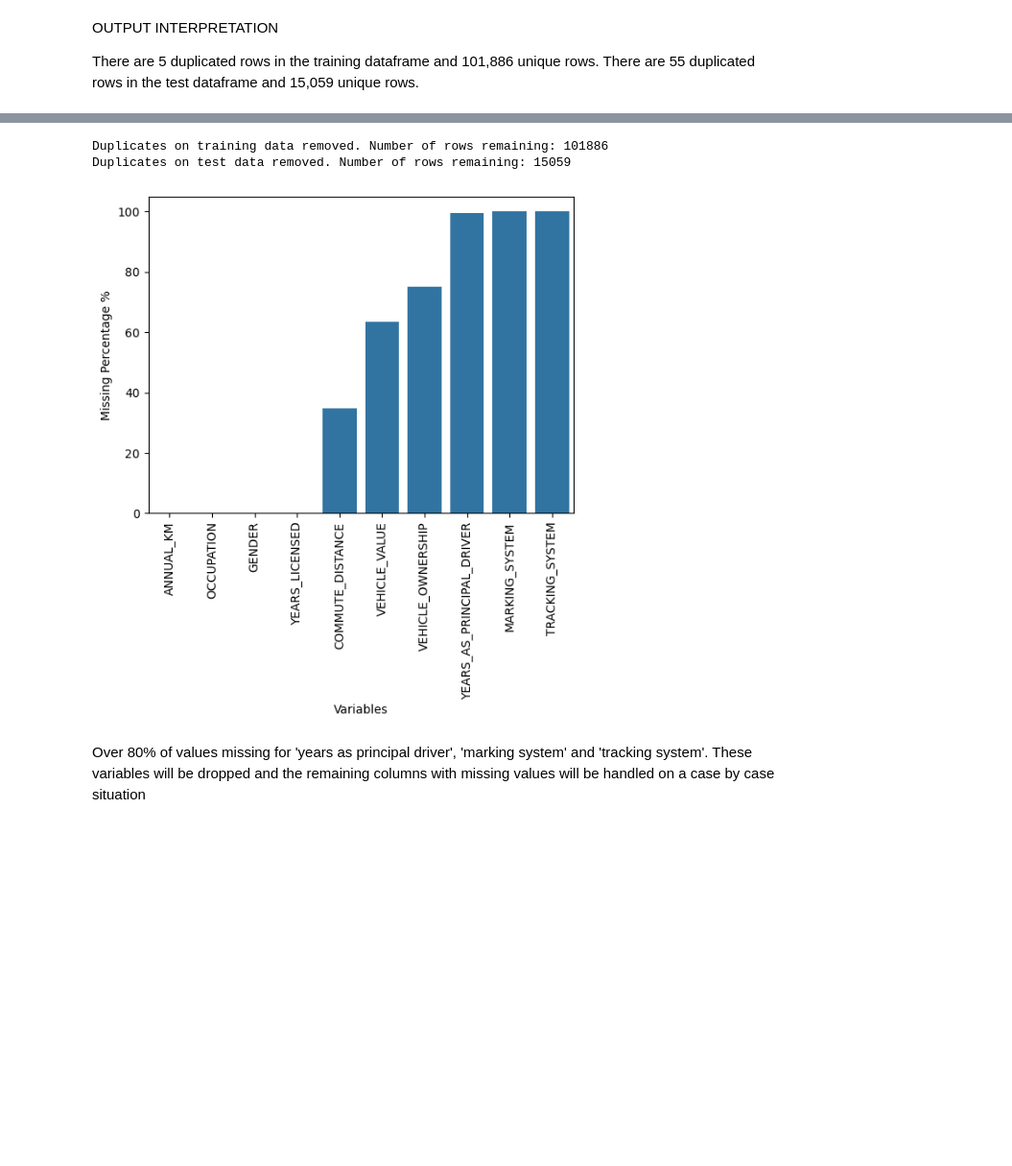
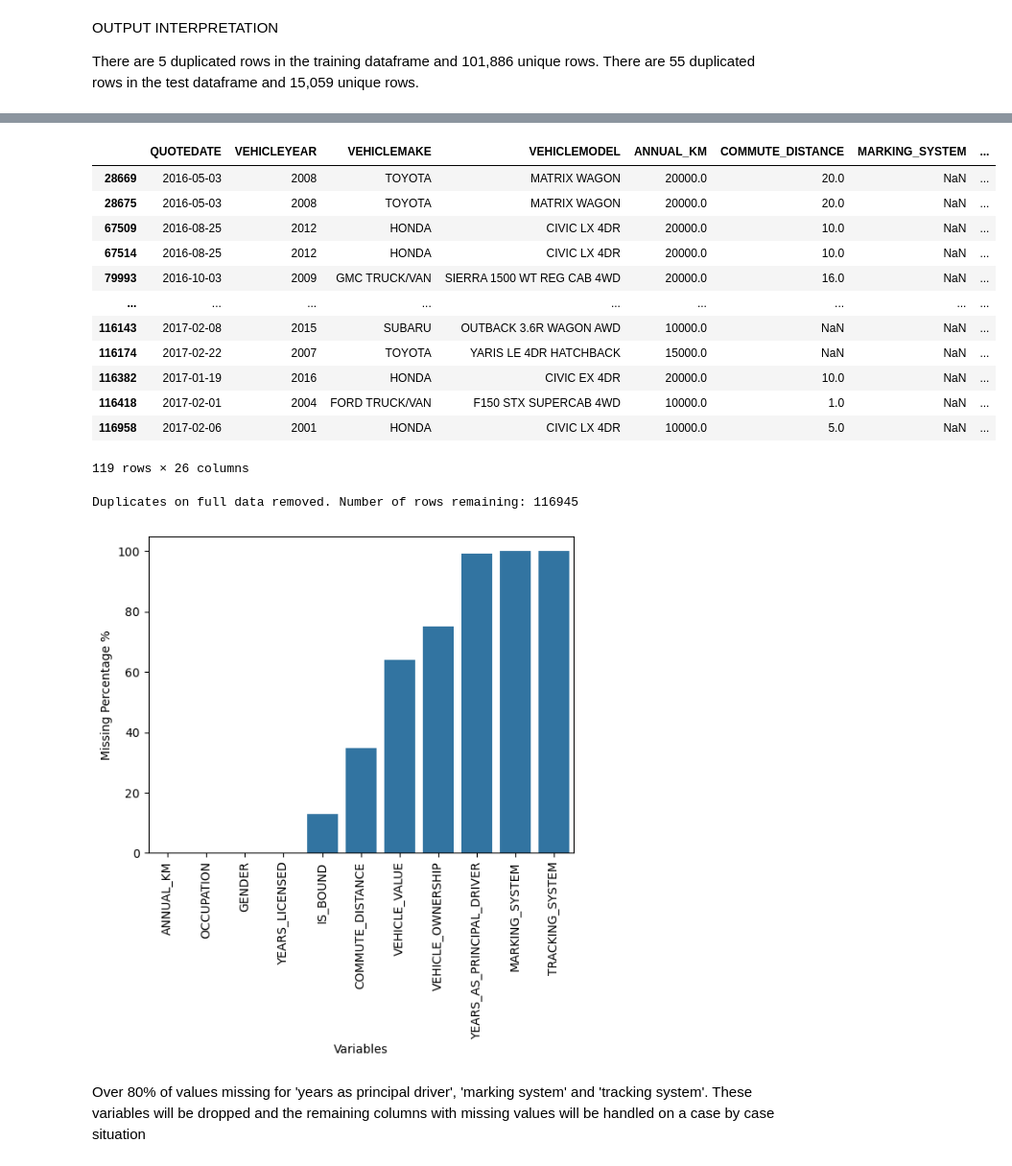
Before and after one commit to stephanieajah/6100-Project-Two, a Jupyter notebook: Insurance_Purchase_Prediction_Model.ipynb, the cells around one changed output, grey strips where cells are left out. Shown: that part at 96% size. Saved outputs shown, nothing was run; the diff lists cells and outputs as text; code cells hidden in the pictures; blank space fills up the shorter version.

```diff
--- a/Insurance_Purchase_Prediction_Model.ipynb
+++ b/Insurance_Purchase_Prediction_Model.ipynb
@@ -144,16 +112,28 @@ duplicated_train_rows
+# %%
+full_duplicates_rows = full_df[full_df.duplicated(keep=False)]
+
+full_duplicates_rows
+# %% [output]
+|  | QUOTEDATE | VEHICLEYEAR | VEHICLEMAKE | VEHICLEMODEL | ANNUAL_KM | COMMUTE_DISTANCE | MARKING_SYSTEM | ... |
+| 28669 | 2016-05-03 | 2008 | TOYOTA | MATRIX WAGON | 20000.0 | 20.0 | NaN | ... |
+| 28675 | 2016-05-03 | 2008 | TOYOTA | MATRIX WAGON | 20000.0 | 20.0 | NaN | ... |
+| 67509 | 2016-08-25 | 2012 | HONDA | CIVIC LX 4DR | 20000.0 | 10.0 | NaN | ... |
+| 67514 | 2016-08-25 | 2012 | HONDA | CIVIC LX 4DR | 20000.0 | 10.0 | NaN | ... |
+| 79993 | 2016-10-03 | 2009 | GMC TRUCK/VAN | SIERRA 1500 WT REG CAB 4WD | 20000.0 | 16.0 | NaN | ... |
+| ... | ... | ... | ... | ... | ... | ... | ... | ... |
+| 116143 | 2017-02-08 | 2015 | SUBARU | OUTBACK 3.6R WAGON AWD | 10000.0 | NaN | NaN | ... |
+| 116174 | 2017-02-22 | 2007 | TOYOTA | YARIS LE 4DR HATCHBACK | 15000.0 | NaN | NaN | ... |
+| 116382 | 2017-01-19 | 2016 | HONDA | CIVIC EX 4DR | 20000.0 | 10.0 | NaN | ... |
+| 116418 | 2017-02-01 | 2004 | FORD TRUCK/VAN | F150 STX SUPERCAB 4WD | 10000.0 | 1.0 | NaN | ... |
+| 116958 | 2017-02-06 | 2001 | HONDA | CIVIC LX 4DR | 10000.0 | 5.0 | NaN | ... |
+119 rows × 26 columns
 # %%
 # Removing Duplicates on Training & Test Datasets
-train_df.drop_duplicates(inplace=True)
+full_df.drop_duplicates(inplace=True)
 
-test_df.drop_duplicates(inplace=True)
-
-
-print('Duplicates on training data removed. Number of rows remaining:', train_df.shape[0])
-
-print('Duplicates on test data removed. Number of rows remaining:', test_df.shape[0])
+print('Duplicates on full data removed. Number of rows remaining:', full_df.shape[0])
 # %% [output]
-Duplicates on training data removed. Number of rows remaining: 101886
-Duplicates on test data removed. Number of rows remaining: 15059
+Duplicates on full data removed. Number of rows remaining: 116945
 # %%
 # Function to obtain percentages of missing values
 def percent_missing(df):
@@ -171,9 +151,9 @@ def show_percent_missing(df):
     plt.ylabel('Missing Percentage %')
     plt.xlabel('Variables')
 # %%
-show_percent_missing(train_df)
+show_percent_missing(full_df)
 # %% [output]
-[figure, old version]
+[figure, new version]
 # %% [markdown]
 Over 80% of values missing for 'years as principal driver', 'marking system' and 'tracking system'. These variables will be dropped and the remaining columns with missing values will be handled on a case by case situation
 # %%
```
Also changed, not shown: parts of 16 cells of this notebook, 1 other file.
